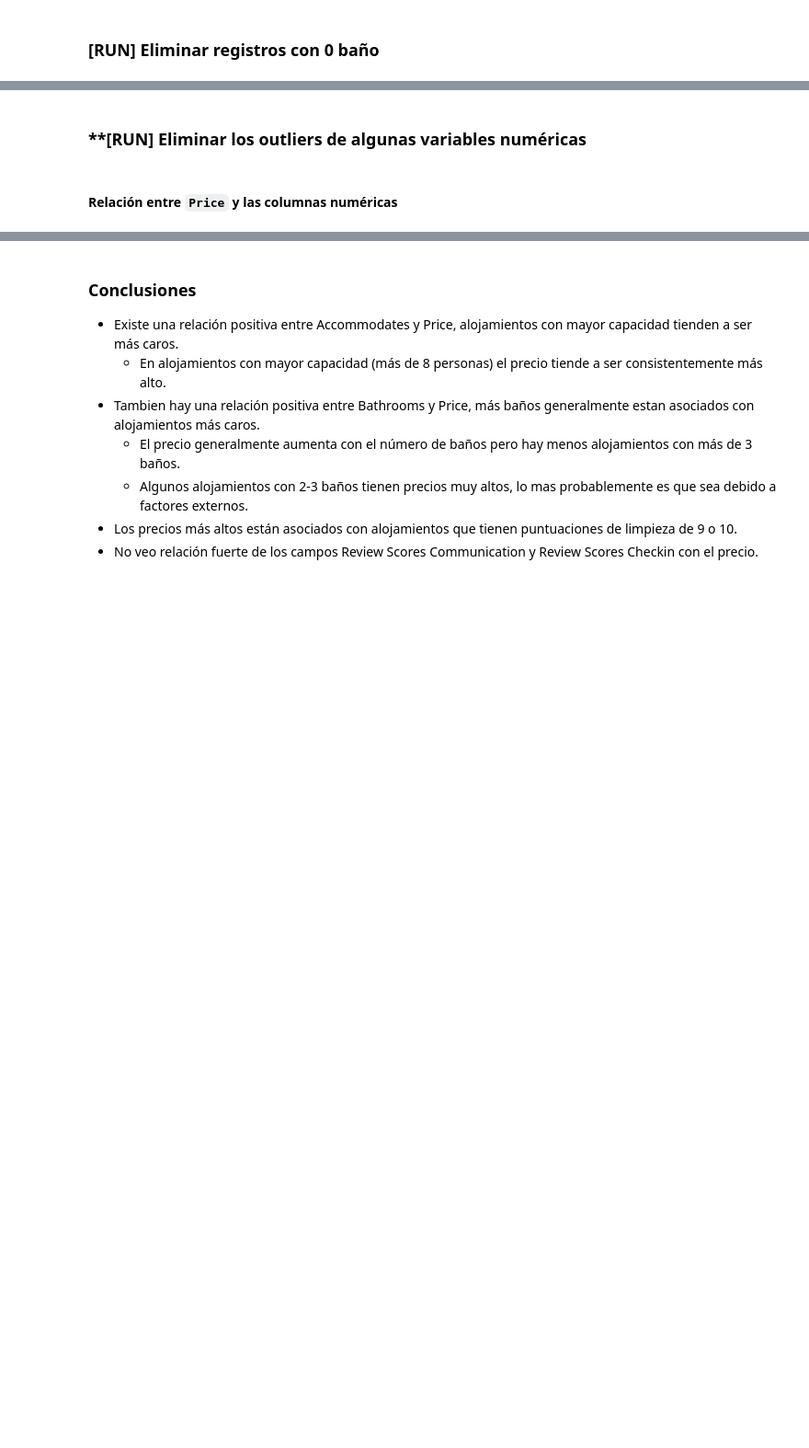
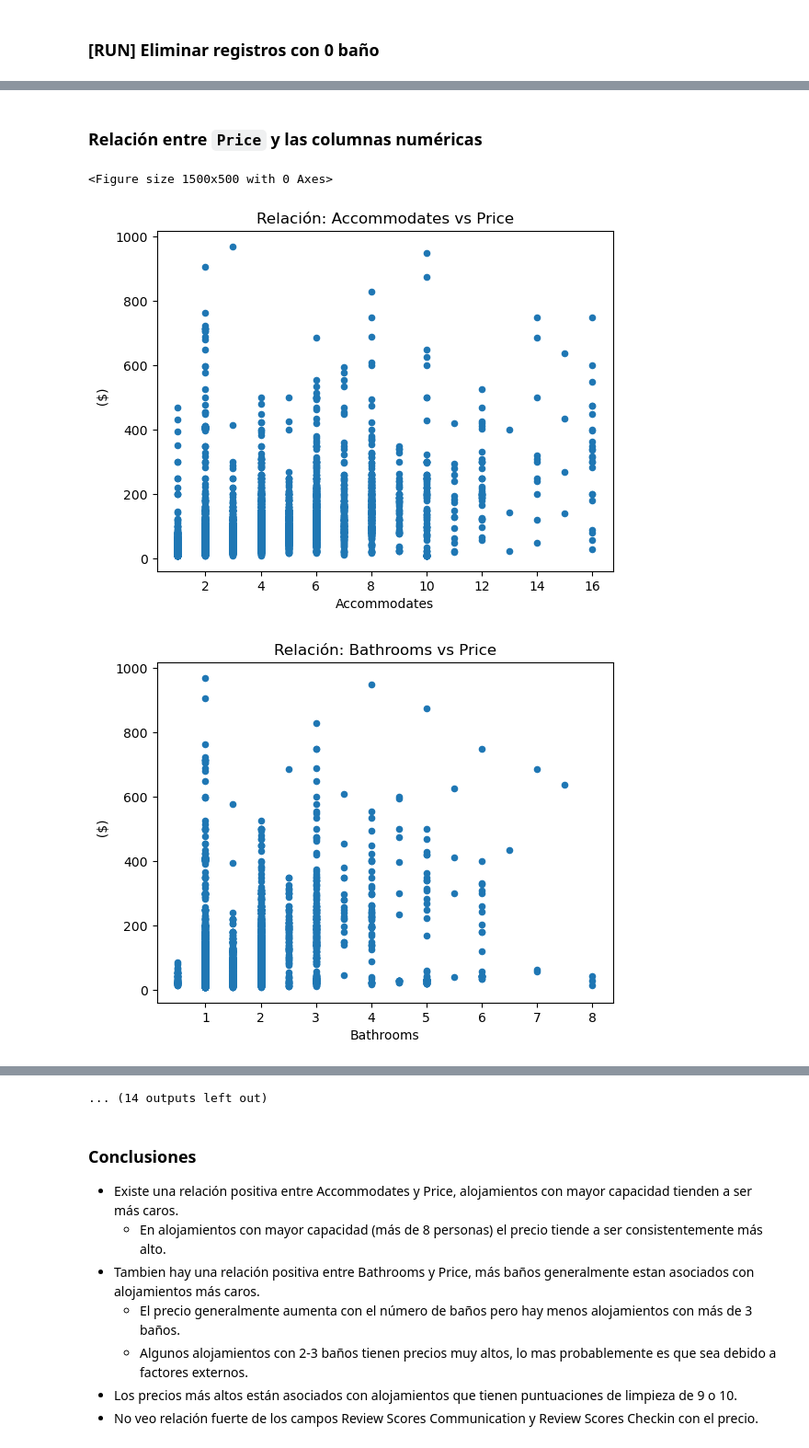
Before and after one commit to asimarra/Machine-Learning-101, a Jupyter notebook: Practica/Practica.ipynb, the cells around one changed output, grey strips where cells are left out. Shown at 92% size. Saved outputs shown, nothing was run; the diff lists cells and outputs as text; code cells hidden in the pictures; blank space fills up the shorter version.

```diff
--- a/Practica/Practica.ipynb
+++ b/Practica/Practica.ipynb
@@ -207,0 +488,8 @@ airbnb_train_data['Street'].head(5), airbnb_train_data['Market'].head(5)
+# %%
+def eliminar_columnas_ronda_tres(dataset):
+    return dataset.drop(['Street', 'Geolocation', 'Smart Location', 'State'], axis=1)
+
+print(f'Cantidad de registros: {airbnb_train_data.shape[0]}')
+print(f'Cantidad de columnas antes de borrar: {airbnb_train_data.shape[1]}')
+airbnb_train_data = eliminar_columnas_ronda_tres(airbnb_train_data)
+print(f'Cantidad de columnas después de borrar: {airbnb_train_data.shape[1]}')
@@ -226,13 +518,30 @@ def procesar_amenidades(dataset, columna):
     dataset['Amenities_Count'] = dataset[columna].apply(lambda x: len(x.split(',')))
     return dataset
 
-airbnb_encoded = airbnb_train_data.copy()
+# airbnb_encoded = airbnb_train_data.copy()
+
+# # Aplicar One-hot
+# airbnb_encoded = one_hot_encode(airbnb_encoded, ['Room Type', 'Property Type', 'Bed Type', 'Market'])
+
+# # Aplicar Label Encoding
+# airbnb_encoded = label_encode(airbnb_encoded, ['Neighbourhood Cleansed', 'Zipcode'])
+
+# # Aplicar conteo de características a Amenities
+# airbnb_encoded = procesar_amenidades(airbnb_encoded, 'Amenities')
+
+# # Eliminar columna Amenities para evitar redundancia
+# airbnb_encoded.drop(columns=["Amenities"], inplace=True)
+
+# ------- DATASET ORIGINAL ------ #
 
 # Aplicar One-hot
-airbnb_encoded = one_hot_encode(airbnb_encoded, ['Room Type', 'Property Type', 'Bed Type', 'Market'])
+airbnb_train_data = one_hot_encode(airbnb_train_data, ['Room Type', 'Property Type', 'Bed Type', 'Market', 'City'])
 
 # Aplicar Label Encoding
-airbnb_encoded = label_encode(airbnb_encoded, ['Neighbourhood Cleansed', 'Zipcode'])
+airbnb_train_data = label_encode(airbnb_train_data, ['Neighbourhood Cleansed', 'Zipcode', 'Country'])
 
 # Aplicar conteo de características a Amenities
-airbnb_encoded = procesar_amenidades(airbnb_encoded, 'Amenities')
+airbnb_train_data = procesar_amenidades(airbnb_train_data, 'Amenities')
+
+# Eliminar columna Amenities para evitar redundancia
+airbnb_train_data.drop(columns=["Amenities"], inplace=True)
@@ -349,5 +684,3 @@ print(f"0 Baños: {airbnb_train_data[(airbnb_train_data['Bathrooms'] == 0)].shap
 * Se mantienen los 707 registros que tienen 0 Dormitorio porque pueden ser apartaestudios.
 * La gran mayoría de los valores de Minimum Nights están concentrados en valores pequeños con un percentil 99 de 28 noches. Así que se ajustaron los registros con más de 30 días para que tomen el valor maximo y evitar perder información. En este  caso, cualquier valor superior a 30 será reemplazado por 30.
 * Se hizo algo similar con el Maximum Nights. Cualquier valor superior a 1.130 será reemplazado por 1130.
-# %% [markdown]
-### **[RUN] Eliminar los outliers de algunas variables numéricas
@@ -380,12 +687,16 @@ airbnb_train_data.shape
 # %% [markdown]
-#### Relación entre `Price` y las columnas numéricas
+### Relación entre `Price` y las columnas numéricas
 # %%
 plt.figure(figsize=(15, 5))
 for i, columna in enumerate(obtener_columnas_numericas(), 1):
     if columna != 'Price':
         airbnb_train_data.plot(kind = 'scatter',x=columna,y = 'Price')
         plt.title(f"Relación: {columna} vs Price")
         plt.xlabel(columna)
         plt.ylabel('  ($)')
-        break
+        # break
 plt.show()
+# %% [output]
+<Figure size 1500x500 with 0 Axes>
+[figure, added]
+[figure, added]
@@ -392,3 +712,4 @@ plt.show()
+... (14 outputs left out)
 # %% [markdown]
 ### Conclusiones
 * Existe una relación positiva entre Accommodates y Price, alojamientos con mayor capacidad tienden a ser más caros.
```
Also changed, not shown: parts of 51 cells of this notebook, 2 other files.
